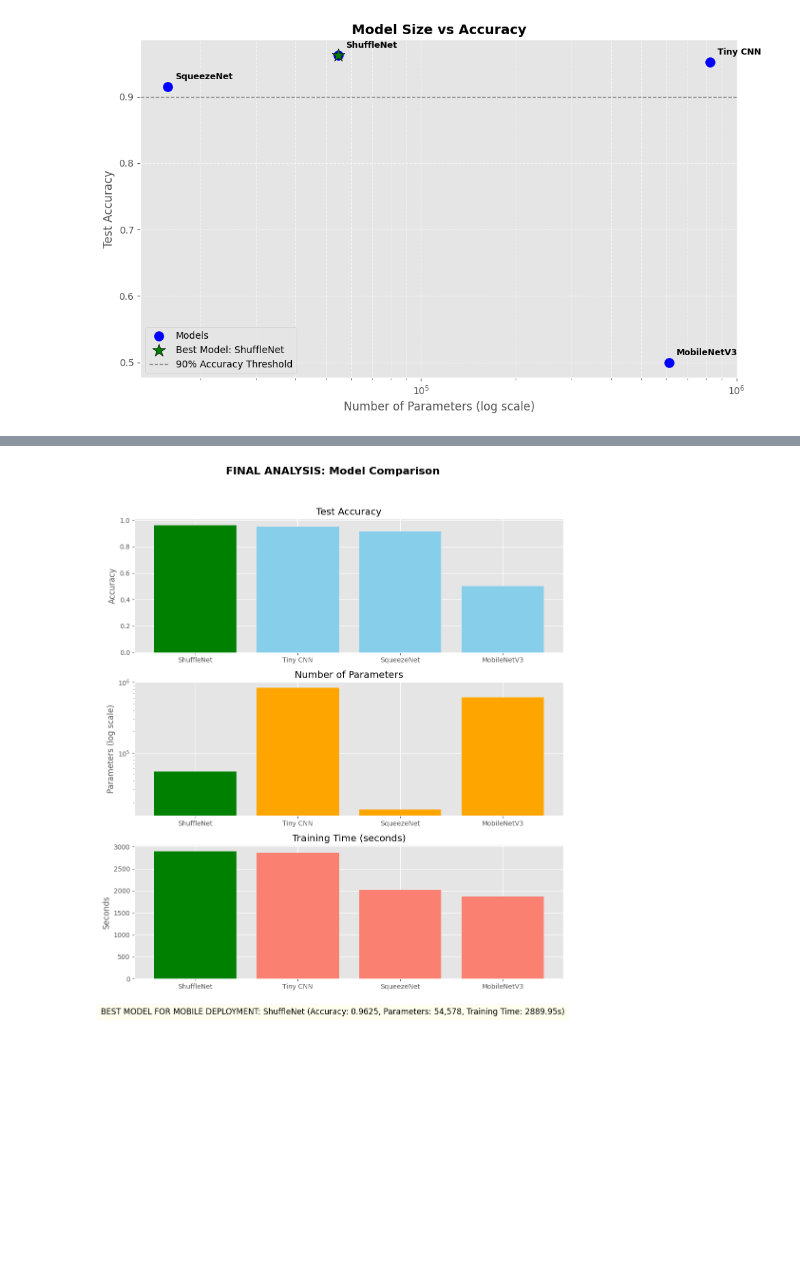
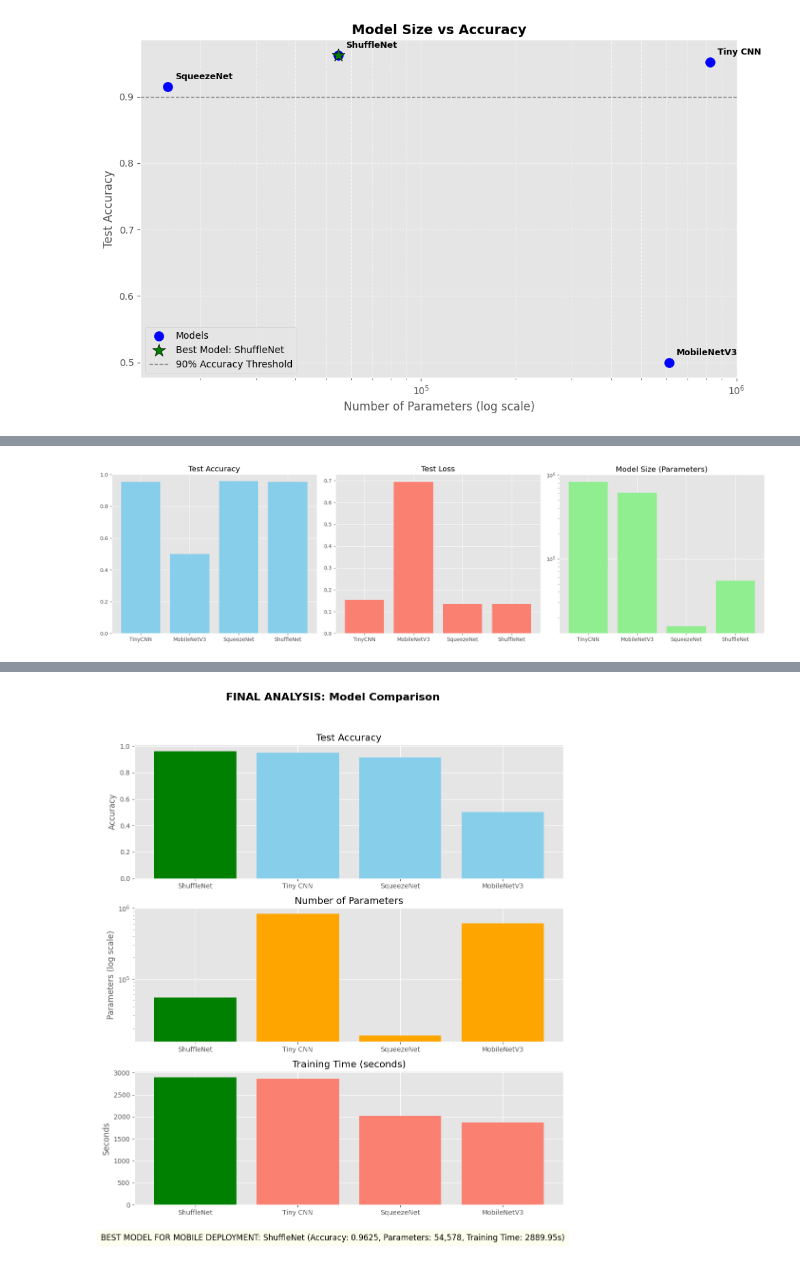
Before and after one commit to iamtanim0195/A-Lightweight-CNN-Model-for-Mobile-Health-Diagnostics-in-Low-Resource-Settings, a Jupyter notebook: malaria.ipynb, the cells around one changed output, grey strips where cells are left out. Cells and saved outputs as stored; diff of their text form; code cells hidden in the pictures; blank space fills up the shorter version.

```diff
--- a/malaria.ipynb
+++ b/malaria.ipynb
@@ -646,0 +619,83 @@ for name, result in results.items():
+# %%
+import matplotlib.pyplot as plt
+import numpy as np
+import seaborn as sns
+import pandas as pd
+
+# Results dictionary (based on your output)
+results = {
+    "TinyCNN": {
+        "test_accuracy": 0.9533,
+        "test_loss": 0.1539,
+        "model_size_params": 826594,
+        "classification_report": {
+            "Uninfected": {"precision": 0.94, "recall": 0.96, "f1-score": 0.95},
+            "Parasitized": {"precision": 0.96, "recall": 0.94, "f1-score": 0.95},
+        },
+    },
+    "MobileNetV3": {
+        "test_accuracy": 0.50,
+        "test_loss": 0.6931,
+        "model_size_params": 611002,
+        "classification_report": {
+            "Uninfected": {"precision": 0.50, "recall": 1.00, "f1-score": 0.67},
+            "Parasitized": {"precision": 0.00, "recall": 0.00, "f1-score": 0.00},
+        },
+    },
+    "SqueezeNet": {
+        "test_accuracy": 0.9574,
+        "test_loss": 0.1341,
+        "model_size_params": 15730,
+        "classification_report": {
+            "Uninfected": {"precision": 0.94, "recall": 0.97, "f1-score": 0.96},
+            "Parasitized": {"precision": 0.97, "recall": 0.94, "f1-score": 0.96},
+        },
+    },
+    "ShuffleNet": {
+        "test_accuracy": 0.9538,
+        "test_loss": 0.1344,
+        "model_size_params": 54578,
+        "classification_report": {
+            "Uninfected": {"precision": 0.93, "recall": 0.98, "f1-score": 0.95},
+            "Parasitized": {"precision": 0.98, "recall": 0.93, "f1-score": 0.95},
+        },
+    },
+}
+
+# Extract metrics
+names = list(results.keys())
+accuracies = [results[m]["test_accuracy"] for m in names]
+losses = [results[m]["test_loss"] for m in names]
+params = [results[m]["model_size_params"] for m in names]
+
+# --- Plotting summary metrics ---
+fig, axes = plt.subplots(1, 3, figsize=(18, 5))
+
+# Accuracy
+axes[0].bar(names, accuracies, color='skyblue')
+axes[0].set_title("Test Accuracy")
+axes[0].set_ylim(0, 1)
+
+# Loss
+axes[1].bar(names, losses, color='salmon')
+axes[1].set_title("Test Loss")
+
+# Parameters (log scale)
+axes[2].bar(names, params, color='lightgreen')
+axes[2].set_title("Model Size (Parameters)")
+axes[2].set_yscale("log")
+
+plt.tight_layout()
+plt.show()
+
+# --- Classification report heatmaps ---
+for model_name, data in results.items():
+    report = data["classification_report"]
+    df = pd.DataFrame(report).T  # Convert to DataFrame
+
+    plt.figure(figsize=(6, 4))
+    sns.heatmap(df, annot=True, cmap="Blues", fmt=".2f")
+    plt.title(f"Classification Report - {model_name}")
+    plt.show()
+# %% [output]
+[figure, added]
```
Also changed, not shown: parts of 16 cells of this notebook.
